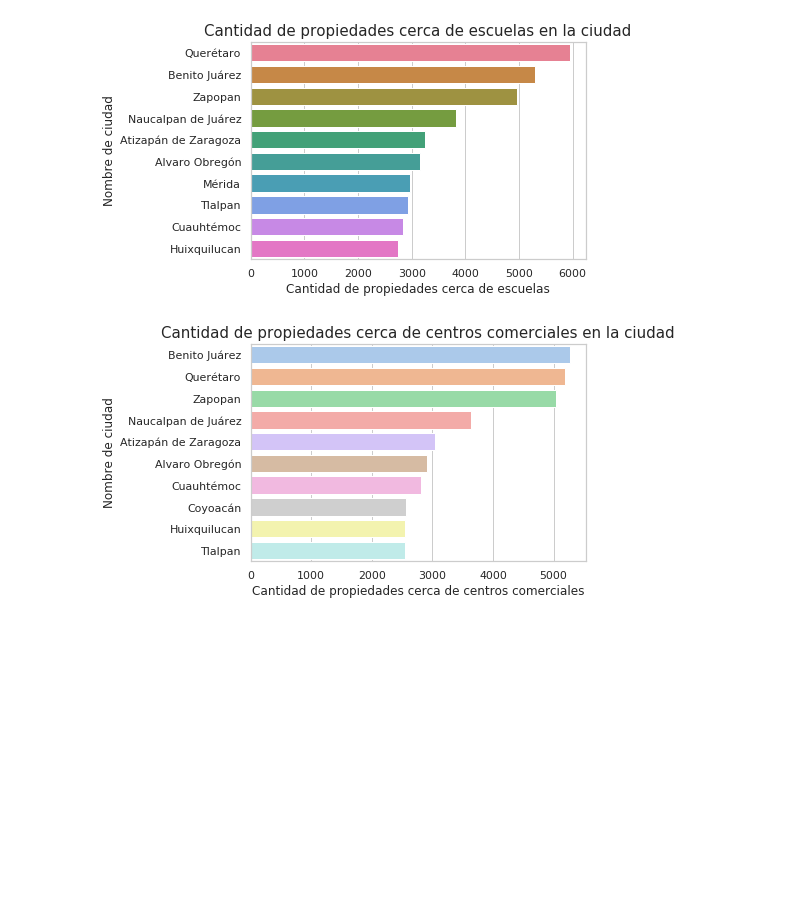
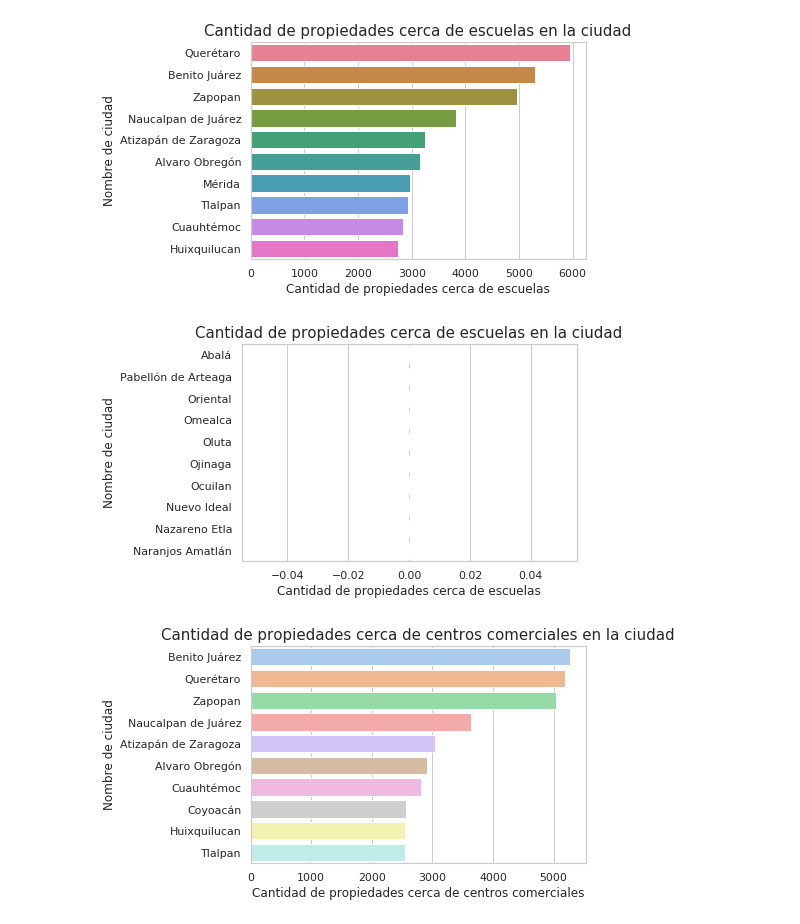
Before and after one commit to camilaserra5/7506-organizacion-de-datos, a Jupyter notebook: Análisis varios.ipynb, the cells around one changed output. Drawn from its saved outputs; the diff is of its cells as text; code cells hidden in the pictures; blank space fills up the shorter version.

```diff
--- a/Análisis varios.ipynb
+++ b/Análisis varios.ipynb
@@ -77,6 +86,18 @@ g.set_xlabel("Cantidad de propiedades cerca de escuelas", fontsize=12)
 g.set_ylabel("Nombre de ciudad", fontsize=12);
 # %% [output]
 [figure]
+# %%
+dfagrupadas_ciudad = df.groupby('ciudad').agg({'escuelascercanas':'sum'}).\
+sort_values(by = ['escuelascercanas'], ascending = True)
+dfagrupadas_ciudad.reset_index(inplace=True)
+dftop10_ciudad = dfagrupadas_ciudad.head(10)
+
+g = sns.barplot(x=dftop10_ciudad.escuelascercanas, y=dftop10_ciudad.ciudad, palette=sns.color_palette("husl", 10))
+g.set_title("Cantidad de propiedades cerca de escuelas en la ciudad", fontsize=15)
+g.set_xlabel("Cantidad de propiedades cerca de escuelas", fontsize=12)
+g.set_ylabel("Nombre de ciudad", fontsize=12);
+# %% [output]
+[figure, added]
 # %%
 dfagrupadas_ciudad = df.groupby('ciudad').agg({'escuelascercanas':'sum'}).sort_values(by = ['escuelascercanas'], ascending = True)
 dfagrupadas_ciudad.reset_index(inplace=True)
```
Also changed, not shown: parts of 16 cells of this notebook.
